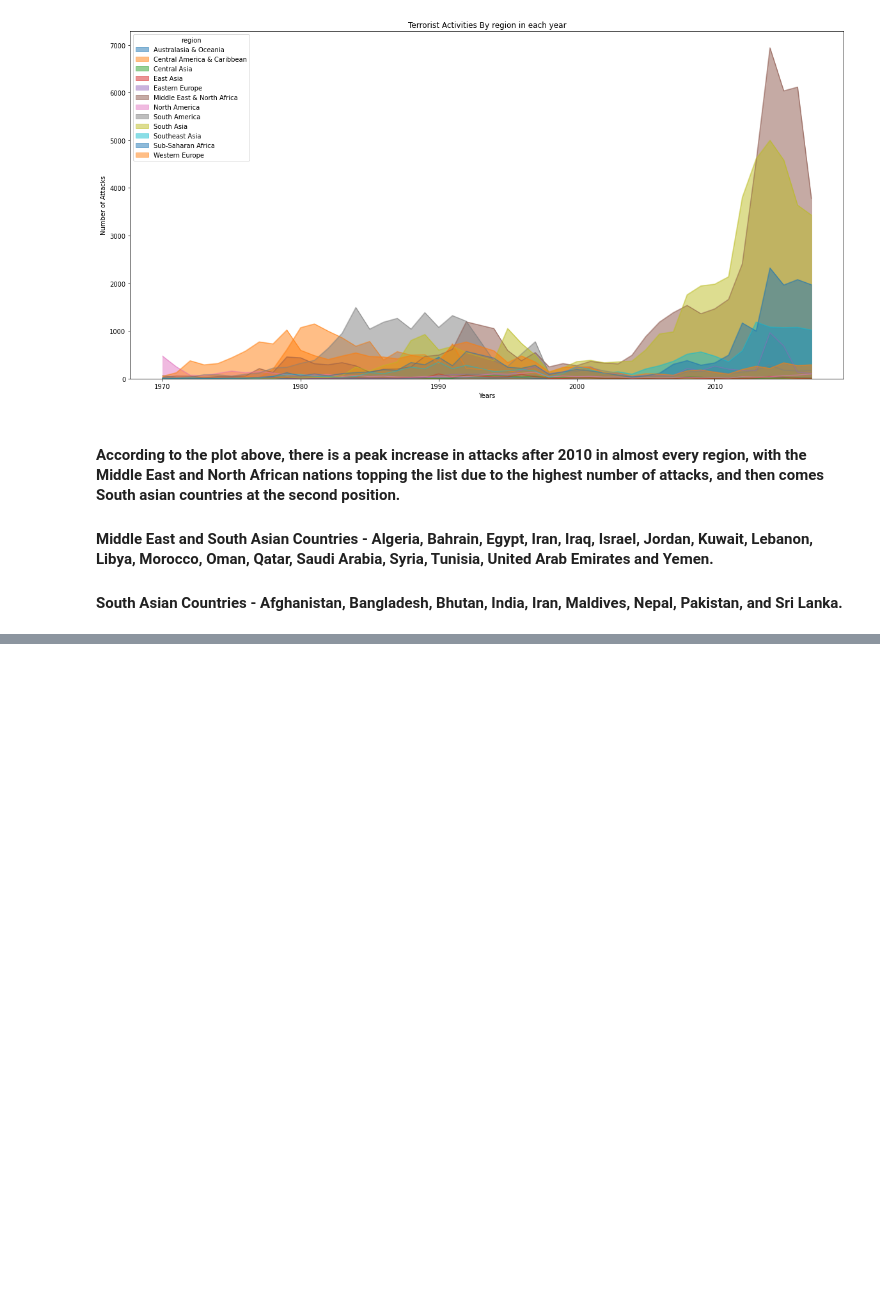
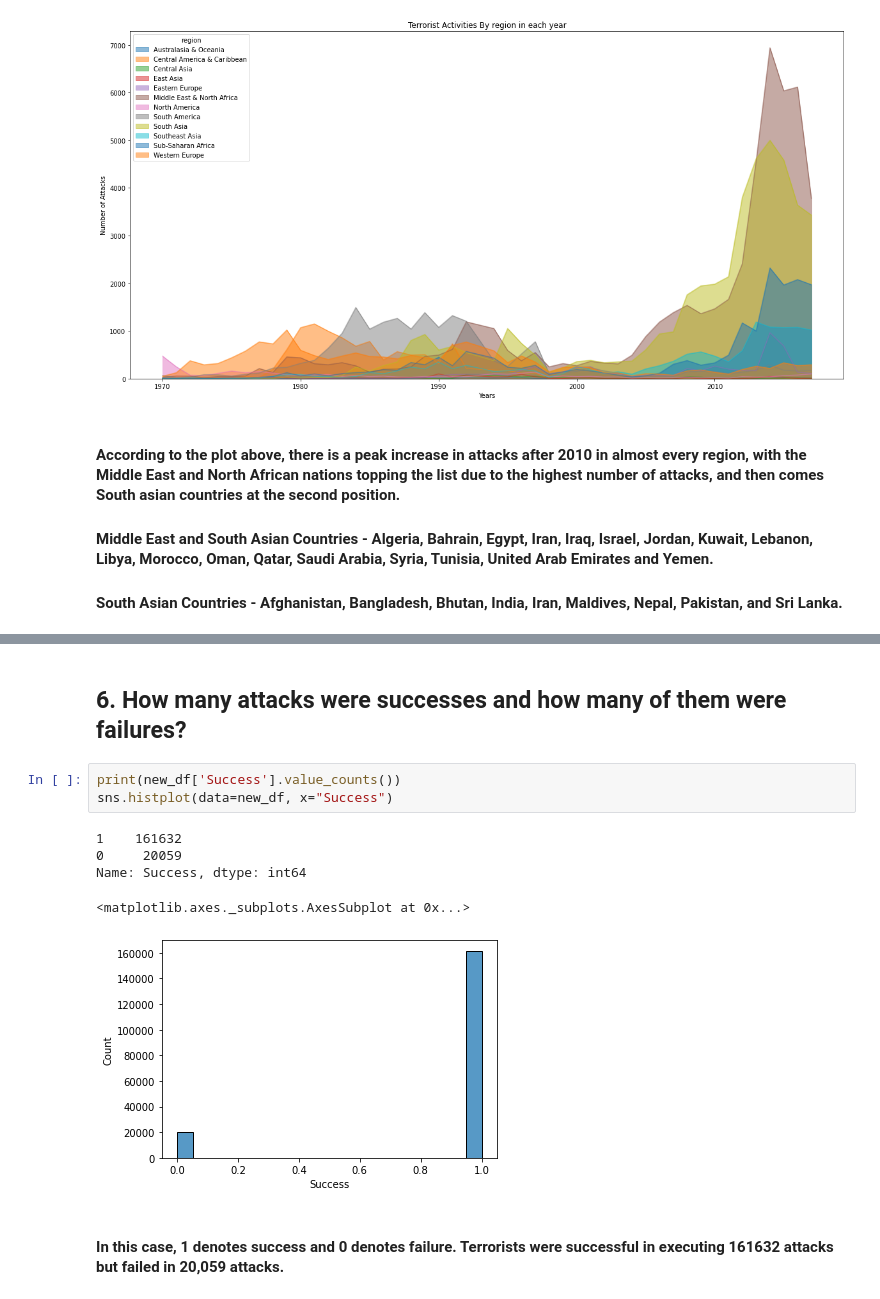
Before and after one commit to HarshJain41/Global-Terrorism-Data-Analysis, a Jupyter notebook: Harsh_Jain_Global_Terrorism_Analysis_Capstone_Project.ipynb, the cells around one changed output, grey strips where cells are left out. Saved outputs shown, nothing was run; the diff lists cells and outputs as text; blank space fills up the shorter version.

```diff
--- a/Harsh_Jain_Global_Terrorism_Analysis_Capstone_Project.ipynb
+++ b/Harsh_Jain_Global_Terrorism_Analysis_Capstone_Project.ipynb
@@ -260,0 +282,13 @@ plt.show()
+# %% [markdown]
+## 6. How many attacks were successes and how many of them were failures?
+# %%
+print(new_df['Success'].value_counts())
+sns.histplot(data=new_df, x="Success")
+# %% [output]
+1    161632
+0     20059
+Name: Success, dtype: int64
+<matplotlib.axes._subplots.AxesSubplot at 0x...>
+[figure, added]
+# %% [markdown]
+#### In this case, 1 denotes success and 0 denotes failure. Terrorists were successful in executing 161632 attacks but failed in 20,059 attacks.
```
Also changed, not shown: parts of 5 cells of this notebook.
